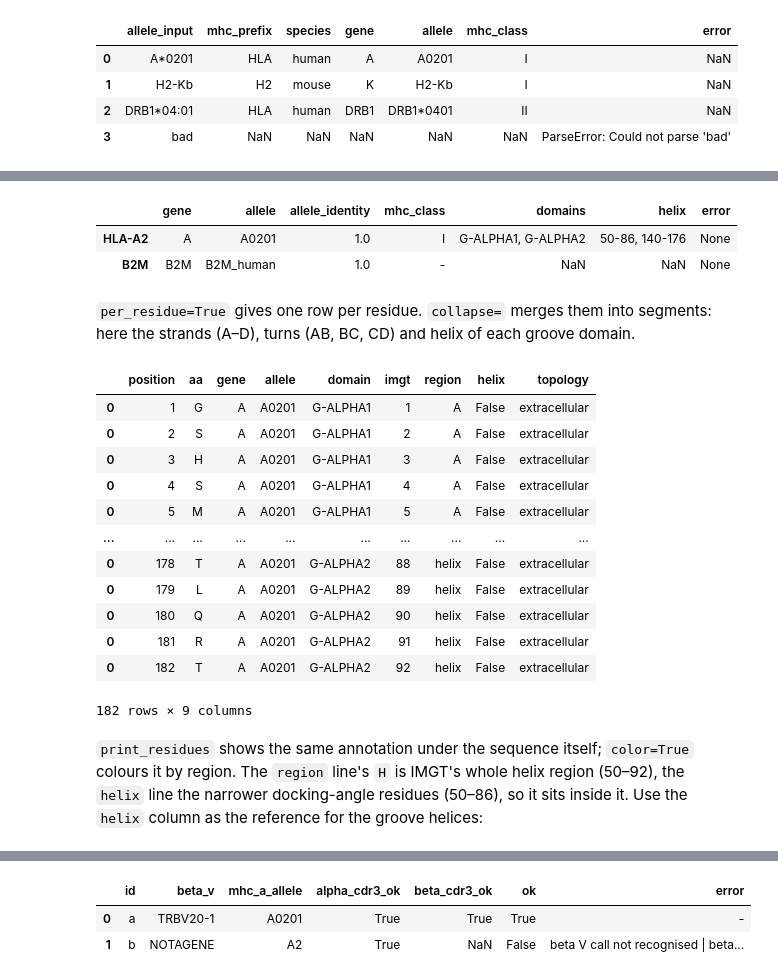
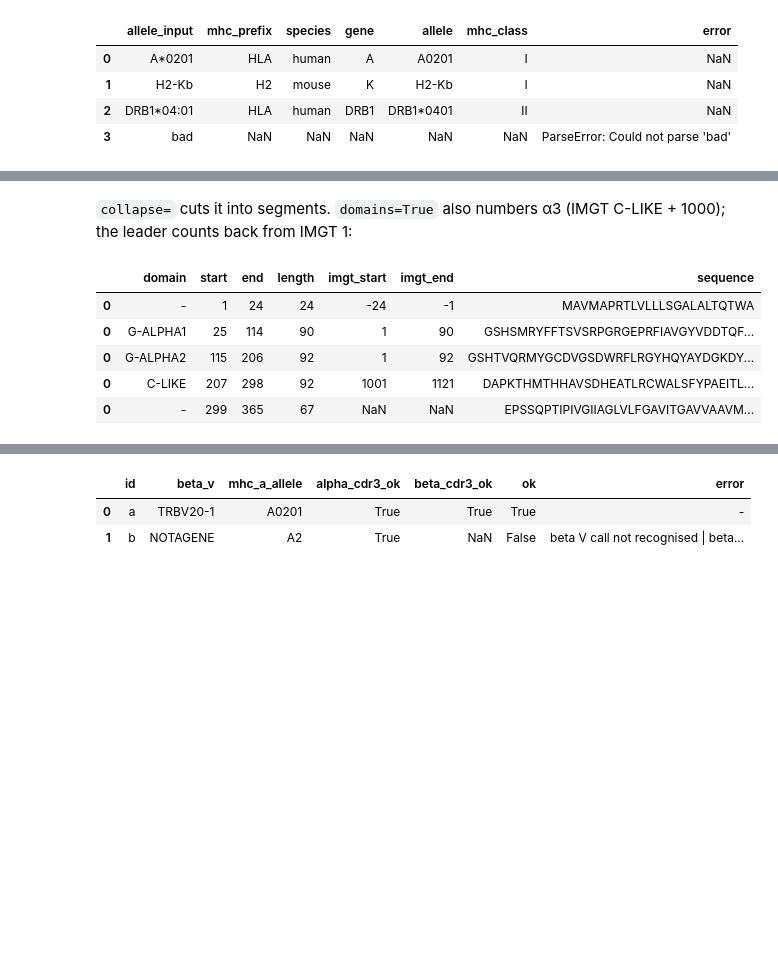
Before and after one commit to akdslab/tcrkit, a Jupyter notebook: notebooks/tcrkit_showcase.ipynb, the cells around one changed output, grey strips where cells are left out. Drawn from its saved outputs; the diff is of its cells as text; code cells hidden in the pictures; blank space fills up the shorter version.

```diff
--- a/notebooks/tcrkit_showcase.ipynb
+++ b/notebooks/tcrkit_showcase.ipynb
@@ -96,6 +70,0 @@ Over a table it takes two steps, repair then stitch:
-# %%
-df = pd.DataFrame({'v': ['TRBV19', 'TRAV1-2'], 'j': ['TRBJ2-7', 'TRAJ33'],
-                   'cdr3': ['ASSIRSSYEQY', 'AVMDSNYQLI'], 'chain': ['beta', 'alpha']})
-
-df['cdr3'] = tcrkit.add_cdr3_junctions(df)['cdr3_fixed']
-tcrkit.stitch(df, progress_bar=False)[['chain', 'cdr3', 'error']]
@@ -140,4 +149,4 @@ With `squeeze=True`, one allele comes back as a Series instead of a one-row tabl
 # %%
-r = tcrkit.mhc_sequence('HLA-A*02:01', squeeze=True)
-r
+a2 = tcrkit.mhc_sequence('A*02:01', region='full', squeeze=True)['sequence']
+tcrkit.annotate_mhc(a2)[['gene', 'allele', 'allele_identity', 'mhc_class', 'domains', 'helix']]
 # %% [output]
@@ -177,34 +155,12 @@ closest of the 184 bundled alleles; `allele_identity` of 1.0 means an exact matc
-# %%
-a2 = ('GSHSMRYFFTSVSRPGRGEPRFIAVGYVDDTQFVRFDSDAASQRMEPRAPWIEQEGPEYWDGETRKVKAHSQTHRVDLG'
-      'TLRGYYNQSEAGSHTVQRMYGCDVGSDWRFLRGYHQYAYDGKDYIALKEDLRSWTAADMAAQTTKHKWEAAHVAEQLR'
-      'AYLEGTCVEWLRRYLENGKETLQRT')                                  # HLA-A*02:01
-b2m = ('IQRTPKIQVYSRHPAENGKSNFLNCYVSGFHPSDIEVDLLKNGERIEKVEHSDLSFSKDWSFYLLYYTEFTPTEKDEYA'
-       'CRVNHVTLSQPKIVKWDRDM')
-
-tcrkit.annotate_mhc({'HLA-A2': a2, 'B2M': b2m})[
-    ['gene', 'allele', 'allele_identity', 'mhc_class', 'domains', 'helix', 'error']]
-# %% [output]
-|  | gene | allele | allele_identity | mhc_class | domains | helix | error |
-| HLA-A2 | A | A0201 | 1.0 | I | G-ALPHA1, G-ALPHA2 | 50-86, 140-176 | None |
-| B2M | B2M | B2M_human | 1.0 | - | NaN | NaN | None |
-# %% [markdown]
-`per_residue=True` gives one row per residue. `collapse=` merges them into segments: here
-the strands (A–D), turns (AB, BC, CD) and helix of each groove domain.
+# %% [markdown]
+`collapse=` cuts it into segments. `domains=True` also numbers α3 (IMGT C-LIKE + 1000);
+the leader counts back from IMGT 1:
 # %%
-tcrkit.annotate_mhc(a2, per_residue=True)
+tcrkit.annotate_mhc(a2, collapse='domain', domains=True)
 # %% [output]
-|  | position | aa | gene | allele | domain | imgt | region | helix | topology |
-| 0 | 1 | G | A | A0201 | G-ALPHA1 | 1 | A | False | extracellular |
-| 0 | 2 | S | A | A0201 | G-ALPHA1 | 2 | A | False | extracellular |
-| 0 | 3 | H | A | A0201 | G-ALPHA1 | 3 | A | False | extracellular |
-| 0 | 4 | S | A | A0201 | G-ALPHA1 | 4 | A | False | extracellular |
-| 0 | 5 | M | A | A0201 | G-ALPHA1 | 5 | A | False | extracellular |
-| ... | ... | ... | ... | ... | ... | ... | ... | ... | ... |
-| 0 | 178 | T | A | A0201 | G-ALPHA2 | 88 | helix | False | extracellular |
-| 0 | 179 | L | A | A0201 | G-ALPHA2 | 89 | helix | False | extracellular |
-| 0 | 180 | Q | A | A0201 | G-ALPHA2 | 90 | helix | False | extracellular |
-| 0 | 181 | R | A | A0201 | G-ALPHA2 | 91 | helix | False | extracellular |
-| 0 | 182 | T | A | A0201 | G-ALPHA2 | 92 | helix | False | extracellular |
+|  | domain | start | end | length | imgt_start | imgt_end | sequence |
+| 0 | - | 1 | 24 | 24 | -24 | -1 | MAVMAPRTLVLLLSGALALTQTWA |
+| 0 | G-ALPHA1 | 25 | 114 | 90 | 1 | 90 | GSHSMRYFFTSVSRPGRGEPRFIAVGYVDDTQF... |
+| 0 | G-ALPHA2 | 115 | 206 | 92 | 1 | 92 | GSHTVQRMYGCDVGSDWRFLRGYHQYAYDGKDY... |
+| 0 | C-LIKE | 207 | 298 | 92 | 1001 | 1121 | DAPKTHMTHHAVSDHEATLRCWALSFYPAEITL... |
+| 0 | - | 299 | 365 | 67 | NaN | NaN | EPSSQPTIPIVGIIAGLVLFGAVITGAVVAAVM... |
-182 rows × 9 columns
-# %% [markdown]
-`print_residues` shows the same annotation under the sequence itself; `color=True` colours it by region. The `region` line's `H` is IMGT's whole helix region (50–92), the `helix` line the narrower docking-angle residues (50–86), so it sits inside it. Use the `helix` column as the reference for the groove helices:
```
Also changed, not shown: parts of 39 cells of this notebook, 19 other files.
